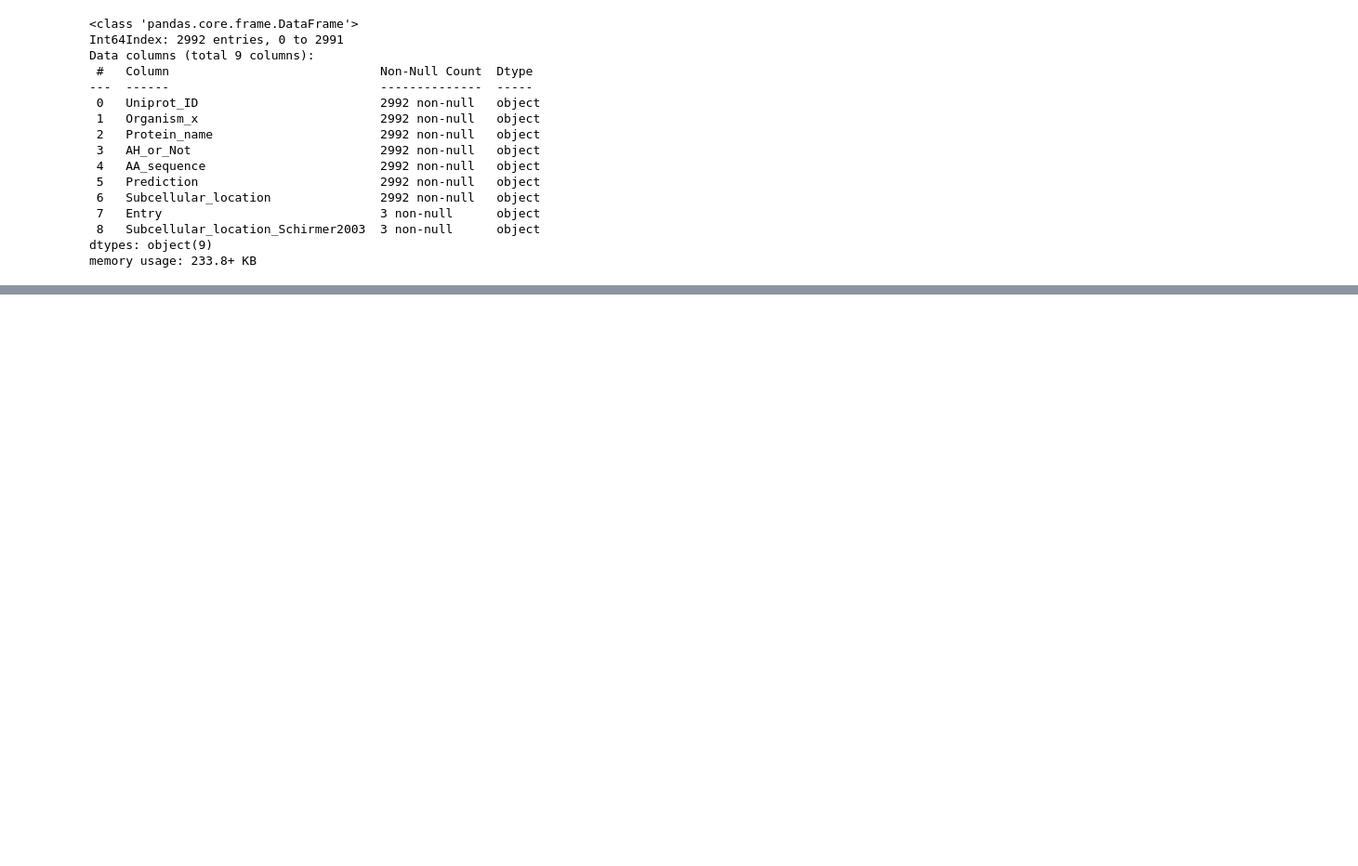
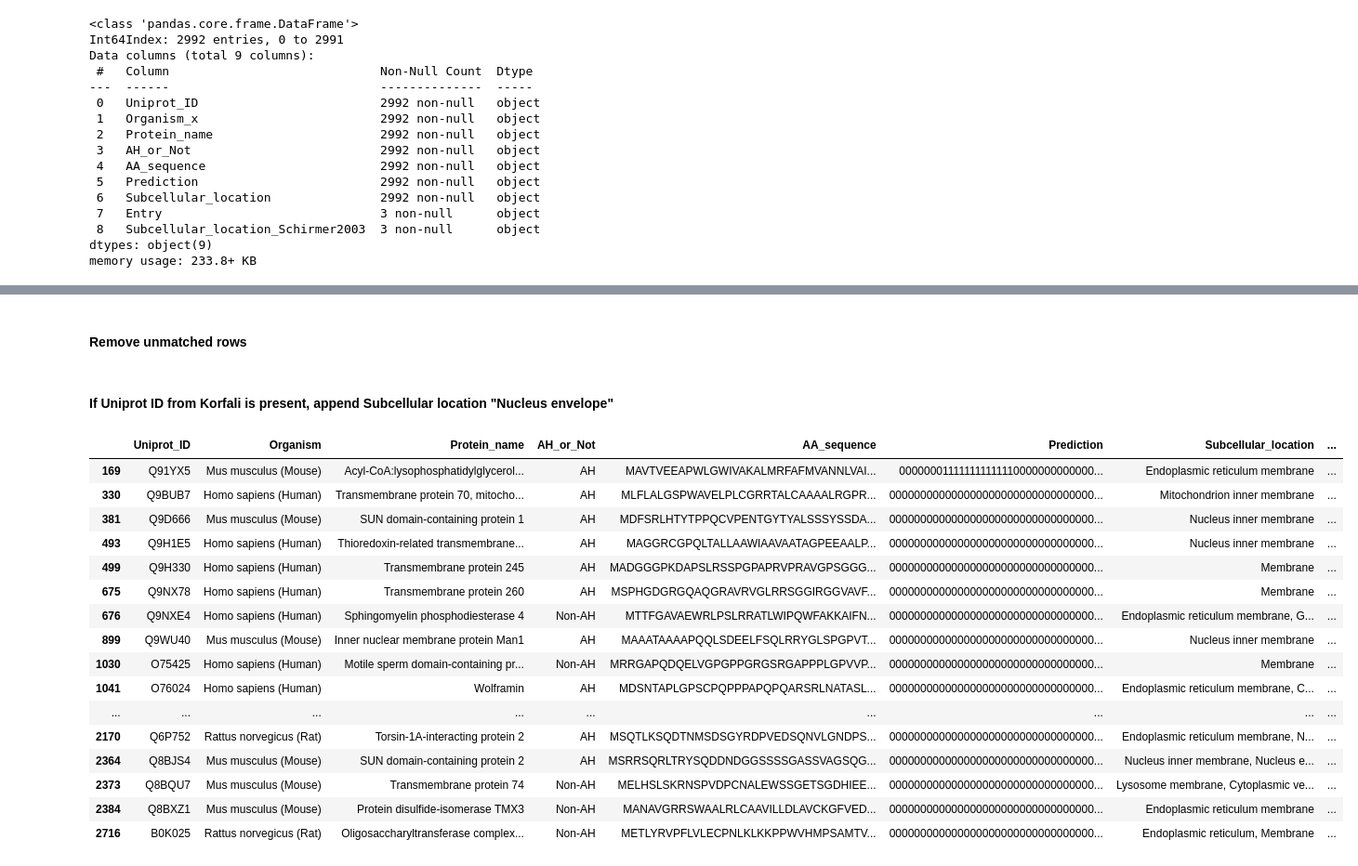
Before and after one commit to shokenlee/Find-AH-NE_MemBrain, a Jupyter notebook: MemBrain_2.5thPart.ipynb, the cells around one changed output, grey strips where cells are left out. Shown at 93% size. Saved outputs shown, nothing was run; the diff lists cells and outputs as text; code cells hidden in the pictures; blank space fills up the shorter version.

Commit message:
Incorporated Korfali2012 Hs Mm Rn

```diff
--- a/MemBrain_2.5thPart.ipynb
+++ b/MemBrain_2.5thPart.ipynb
@@ -88,0 +169,33 @@ df_merged_outer = df_merged_outer.drop(['Entry'], axis=1)
+# %%
+df_merged_korfali2012_Hs_Mm_Rn = df_merged_korfali2012_Hs_Mm_Rn.rename(columns={'Uniprot_id_Hs_x': 'Uniprot_id_Hs', 'Uniprot_id_Mm_x': 'Uniprot_id_Mm'})
+# %%
+df_merged_korfali2012_Hs_Mm_Rn = df_merged_korfali2012_Hs_Mm_Rn[['Uniprot_ID', 'Organism', 'Protein_name', 'AH_or_Not', 'AA_sequence',
+       'Prediction', 'Subcellular_location', 'Uniprot_id_Hs','Uniprot_id_Mm', 'Uniprot_id_Rn']]
+# %% [markdown]
+#### Remove unmatched rows
+# %%
+df_merged_korfali2012_Hs_Mm_Rn = df_merged_korfali2012_Hs_Mm_Rn.dropna(subset=['Uniprot_ID'])
+# %% [markdown]
+#### If Uniprot ID from Korfali is present, append Subcellular location "Nucleus envelope"
+# %%
+df_merged_korfali2012_Hs_Mm_Rn.loc[(~_df['Uniprot_id_Hs_x'].isnull())|(~_df['Uniprot_id_Mm_x'].isnull())|(~_df['Uniprot_id_Rn'].isnull()), 'Subcellular_location_Korfali2012'] = 'Nucleus envelope'
+# %%
+df_merged_korfali2012_Hs_Mm_Rn[df_merged_korfali2012_Hs_Mm_Rn['Subcellular_location_Korfali2012'] == 'Nucleus envelope']
+# %% [output]
+|  | Uniprot_ID | Organism | Protein_name | AH_or_Not | AA_sequence | Prediction | Subcellular_location | ... |
+| 169 | Q91YX5 | Mus musculus (Mouse) | Acyl-CoA:lysophosphatidylglycerol... | AH | MAVTVEEAPWLGWIVAKALMRFAFMVANNLVAI... | 000000011111111111110000000000000... | Endoplasmic reticulum membrane | ... |
+| 330 | Q9BUB7 | Homo sapiens (Human) | Transmembrane protein 70, mitocho... | AH | MLFLALGSPWAVELPLCGRRTALCAAAALRGPR... | 000000000000000000000000000000000... | Mitochondrion inner membrane | ... |
+| 381 | Q9D666 | Mus musculus (Mouse) | SUN domain-containing protein 1 | AH | MDFSRLHTYTPPQCVPENTGYTYALSSSYSSDA... | 000000000000000000000000000000000... | Nucleus inner membrane | ... |
+| 493 | Q9H1E5 | Homo sapiens (Human) | Thioredoxin-related transmembrane... | AH | MAGGRCGPQLTALLAAWIAAVAATAGPEEAALP... | 000000000000000000000000000000000... | Nucleus inner membrane | ... |
+| 499 | Q9H330 | Homo sapiens (Human) | Transmembrane protein 245 | AH | MADGGGPKDAPSLRSSPGPAPRVPRAVGPSGGG... | 000000000000000000000000000000000... | Membrane | ... |
+| 675 | Q9NX78 | Homo sapiens (Human) | Transmembrane protein 260 | AH | MSPHGDGRGQAQGRAVRVGLRRSGGIRGGVAVF... | 000000000000000000000000000000000... | Membrane | ... |
+| 676 | Q9NXE4 | Homo sapiens (Human) | Sphingomyelin phosphodiesterase 4 | Non-AH | MTTFGAVAEWRLPSLRRATLWIPQWFAKKAIFN... | 000000000000000000000000000000000... | Endoplasmic reticulum membrane, G... | ... |
+| 899 | Q9WU40 | Mus musculus (Mouse) | Inner nuclear membrane protein Man1 | AH | MAAATAAAAPQQLSDEELFSQLRRYGLSPGPVT... | 000000000000000000000000000000000... | Nucleus inner membrane | ... |
+| 1030 | O75425 | Homo sapiens (Human) | Motile sperm domain-containing pr... | Non-AH | MRRGAPQDQELVGPGPPGRGSRGAPPPLGPVVP... | 000000000000000000000000000000000... | Membrane | ... |
+| 1041 | O76024 | Homo sapiens (Human) | Wolframin | AH | MDSNTAPLGPSCPQPPPAPQPQARSRLNATASL... | 000000000000000000000000000000000... | Endoplasmic reticulum membrane, C... | ... |
+| ... | ... | ... | ... | ... | ... | ... | ... | ... |
+| 2170 | Q6P752 | Rattus norvegicus (Rat) | Torsin-1A-interacting protein 2 | AH | MSQTLKSQDTNMSDSGYRDPVEDSQNVLGNDPS... | 000000000000000000000000000000000... | Endoplasmic reticulum membrane, N... | ... |
+| 2364 | Q8BJS4 | Mus musculus (Mouse) | SUN domain-containing protein 2 | AH | MSRRSQRLTRYSQDDNDGGSSSSGASSVAGSQG... | 000000000000000000000000000000000... | Nucleus inner membrane, Nucleus e... | ... |
+| 2373 | Q8BQU7 | Mus musculus (Mouse) | Transmembrane protein 74 | Non-AH | MELHSLSKRNSPVDPCNALEWSSGETSGDHIEE... | 000000000000000000000000000000000... | Lysosome membrane, Cytoplasmic ve... | ... |
+| 2384 | Q8BXZ1 | Mus musculus (Mouse) | Protein disulfide-isomerase TMX3 | Non-AH | MANAVGRRSWAALRLCAAVILLDLAVCKGFVED... | 000000000000000000000000000000000... | Endoplasmic reticulum membrane | ... |
+| 2716 | B0K025 | Rattus norvegicus (Rat) | Oligosaccharyltransferase complex... | Non-AH | METLYRVPFLVLECPNLKLKKPPWVHMPSAMTV... | 000000000000000000000000000000000... | Endoplasmic reticulum, Membrane | ... |
```
Also changed, not shown: parts of 32 cells of this notebook.
